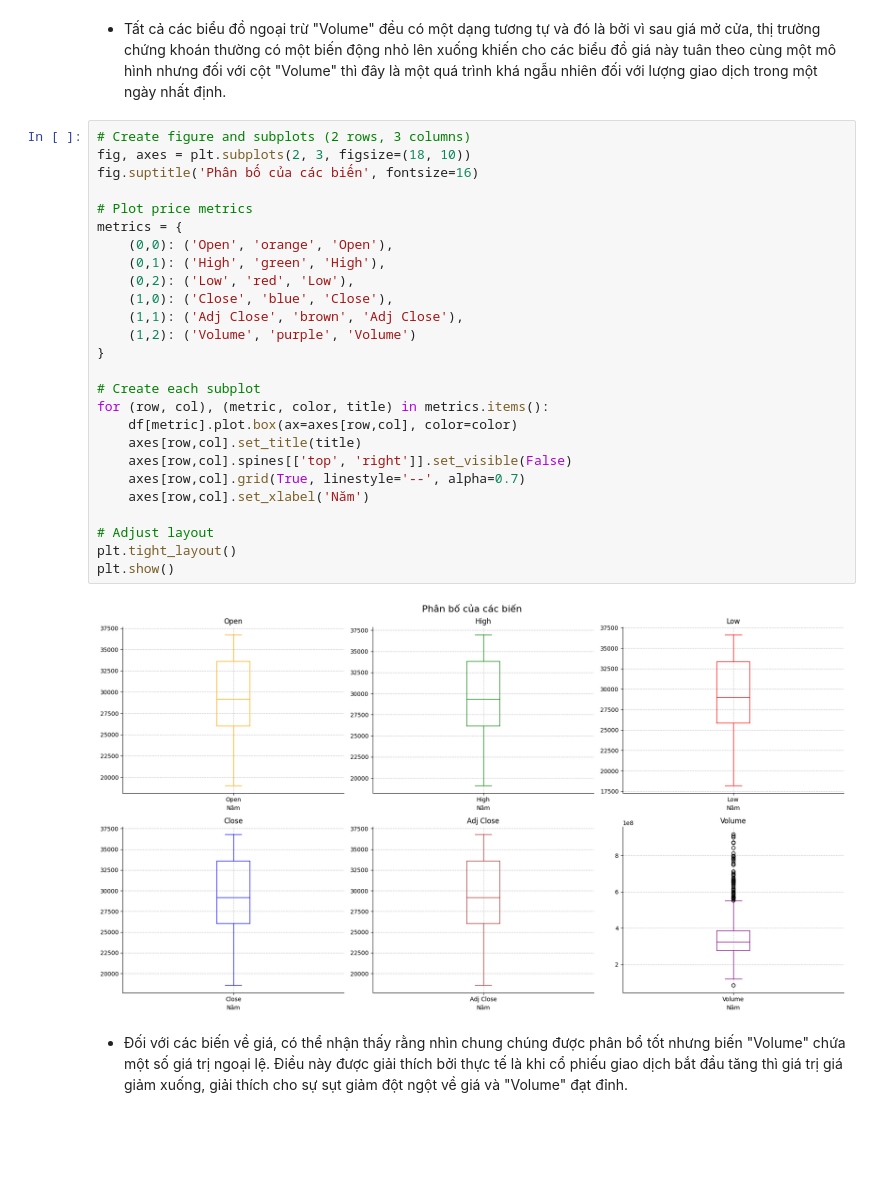
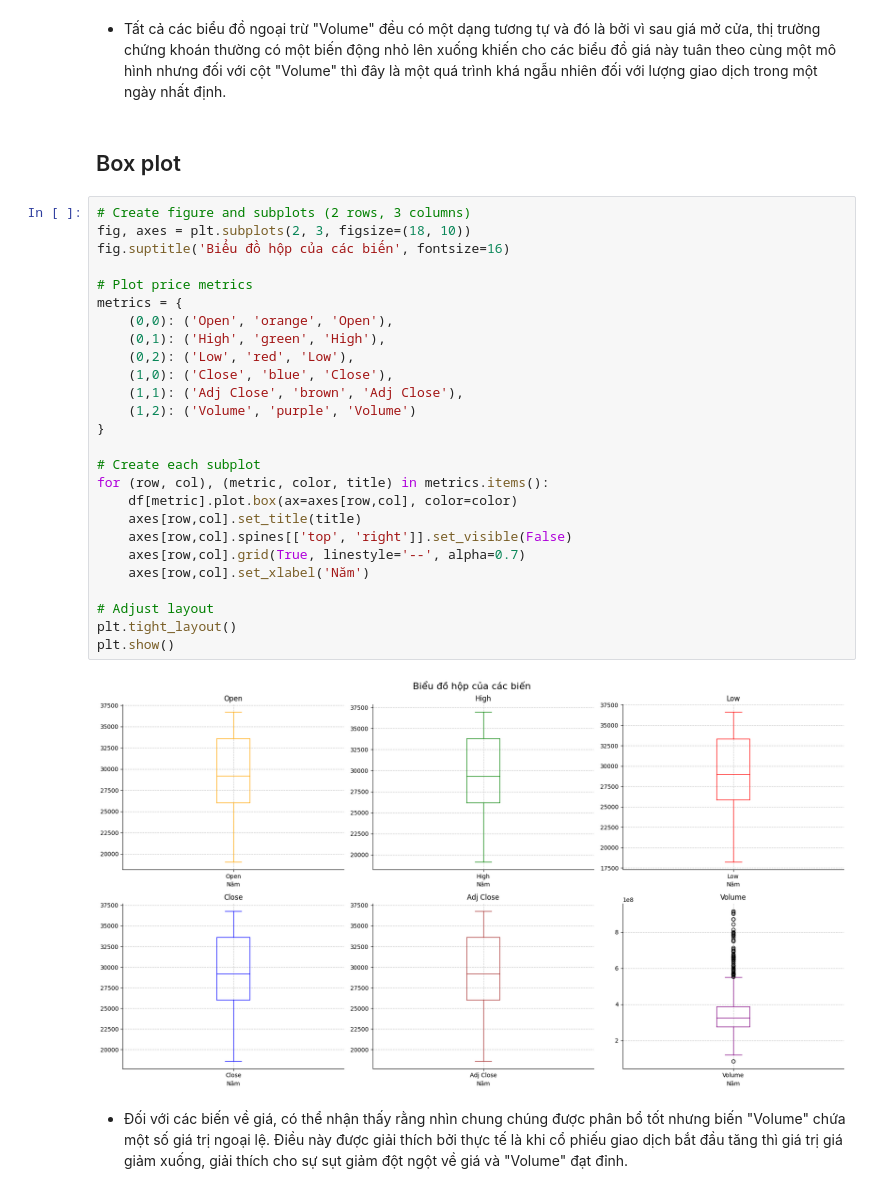
Before and after one commit to ThienNguyen3001/Stock-Price-Prediction-RNN-LSTM-GRU, a Jupyter notebook: stock_price_predict.ipynb, the cells around one changed output. Saved outputs shown, nothing was run; the diff lists cells and outputs as text; blank space fills up the shorter version.

```diff
--- a/stock_price_predict.ipynb
+++ b/stock_price_predict.ipynb
@@ -125,33 +131,35 @@ plt.show()
 [figure]
 # %% [markdown]
 * Tất cả các biểu đồ ngoại trừ "Volume" đều có một dạng tương tự và đó là bởi vì sau giá mở cửa, thị trường chứng khoán thường có một biến động nhỏ lên xuống khiến cho các biểu đồ giá này tuân theo cùng một mô hình nhưng đối với cột "Volume" thì đây là một quá trình khá ngẫu nhiên đối với lượng giao dịch trong một ngày nhất định.
+# %% [markdown]
+## Box plot
 # %%
 # Create figure and subplots (2 rows, 3 columns)
 fig, axes = plt.subplots(2, 3, figsize=(18, 10))
-fig.suptitle('Phân bố của các biến', fontsize=16)
+fig.suptitle('Biểu đồ hộp của các biến', fontsize=16)
 
 # Plot price metrics
 metrics = {
     (0,0): ('Open', 'orange', 'Open'),
     (0,1): ('High', 'green', 'High'),
     (0,2): ('Low', 'red', 'Low'),
     (1,0): ('Close', 'blue', 'Close'),
     (1,1): ('Adj Close', 'brown', 'Adj Close'),
     (1,2): ('Volume', 'purple', 'Volume')
 }
 
 # Create each subplot
 for (row, col), (metric, color, title) in metrics.items():
     df[metric].plot.box(ax=axes[row,col], color=color)
     axes[row,col].set_title(title)
     axes[row,col].spines[['top', 'right']].set_visible(False)
     axes[row,col].grid(True, linestyle='--', alpha=0.7)
     axes[row,col].set_xlabel('Năm')
 
 # Adjust layout
 plt.tight_layout()
 plt.show()
 # %% [output]
-[figure, old version]
+[figure, new version]
 # %% [markdown]
 * Đối với các biến về giá, có thể nhận thấy rằng nhìn chung chúng được phân bổ tốt nhưng biến "Volume" chứa một số giá trị ngoại lệ. Điều này được giải thích bởi thực tế là khi cổ phiếu giao dịch bắt đầu tăng thì giá trị giá giảm xuống, giải thích cho sự sụt giảm đột ngột về giá và "Volume" đạt đỉnh.
```
Also changed, not shown: parts of 26 cells of this notebook.
